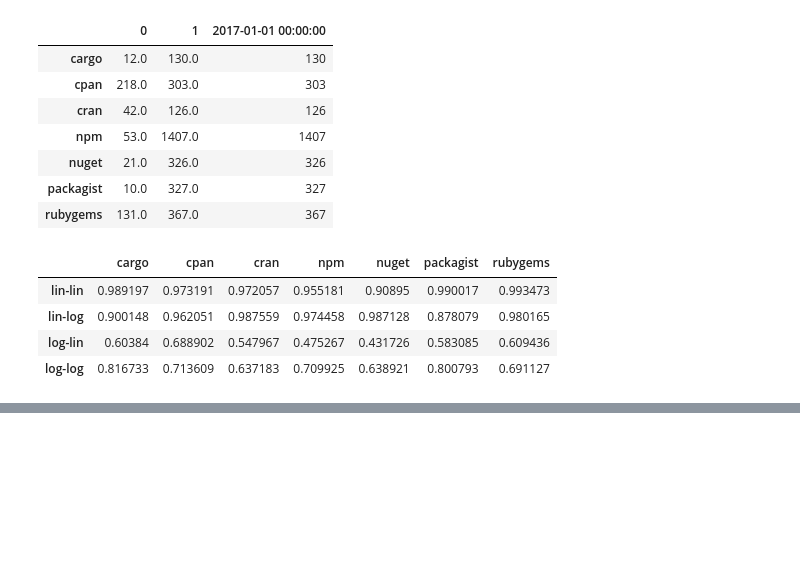
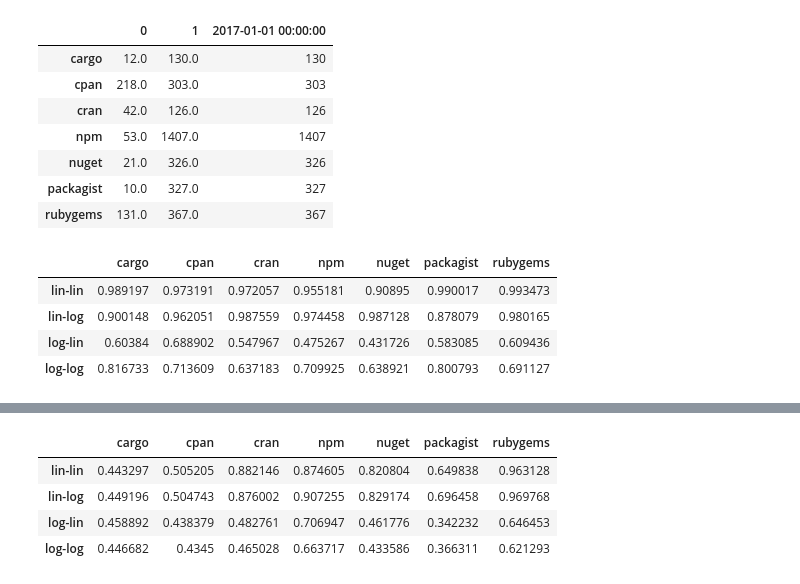
Before and after one commit to AlexandreDecan/ecos-emse, a Jupyter notebook: notebooks/Graphs metrics.ipynb, the cells around one changed output, grey strips where cells are left out. Saved outputs shown, nothing was run; the diff lists cells and outputs as text; code cells hidden in the pictures; blank space fills up the shorter version.

```diff
--- a/notebooks/Graphs metrics.ipynb
+++ b/notebooks/Graphs metrics.ipynb
@@ -1435,0 +1424,8 @@ for node in graph.vs:
+# %%
+evolution_linlog_regressions(df.astype(float))
+# %% [output]
+|  | cargo | cpan | cran | npm | nuget | packagist | rubygems |
+| lin-lin | 0.443297 | 0.505205 | 0.882146 | 0.874605 | 0.820804 | 0.649838 | 0.963128 |
+| lin-log | 0.449196 | 0.504743 | 0.876002 | 0.907255 | 0.829174 | 0.696458 | 0.969768 |
+| log-lin | 0.458892 | 0.438379 | 0.482761 | 0.706947 | 0.461776 | 0.342232 | 0.646453 |
+| log-log | 0.446682 | 0.4345 | 0.465028 | 0.663717 | 0.433586 | 0.366311 | 0.621293 |
```
Also changed, not shown: parts of 7 cells of this notebook, 1 other file.
